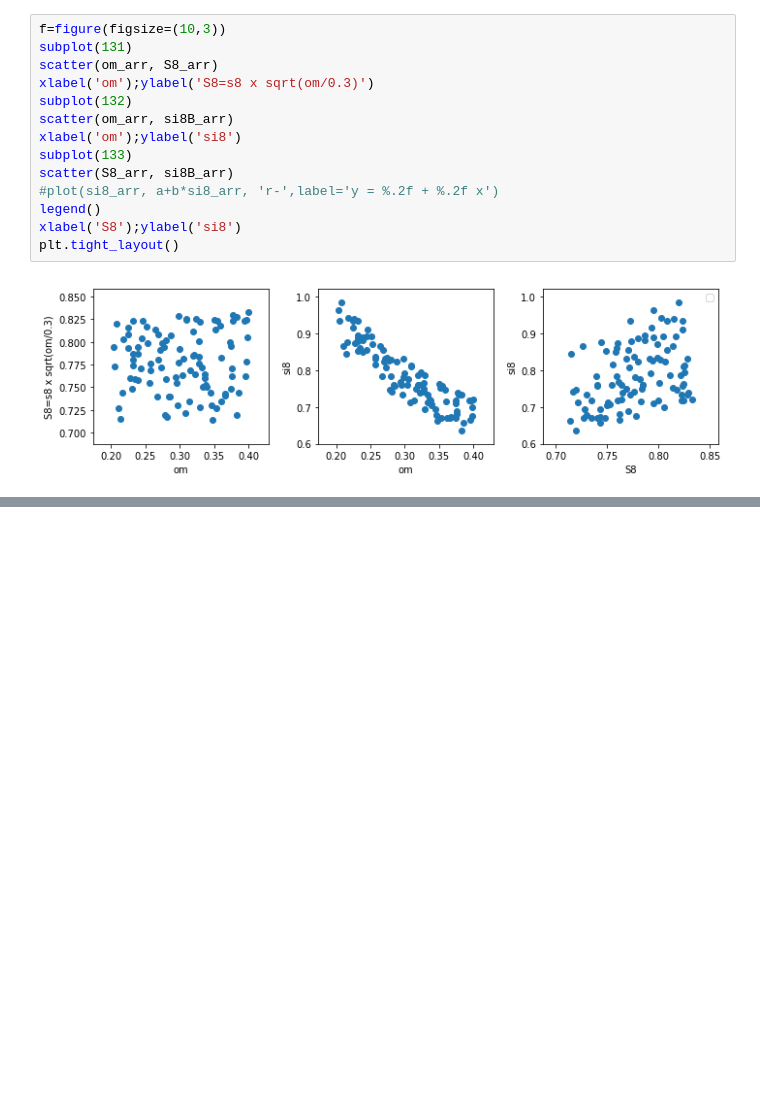
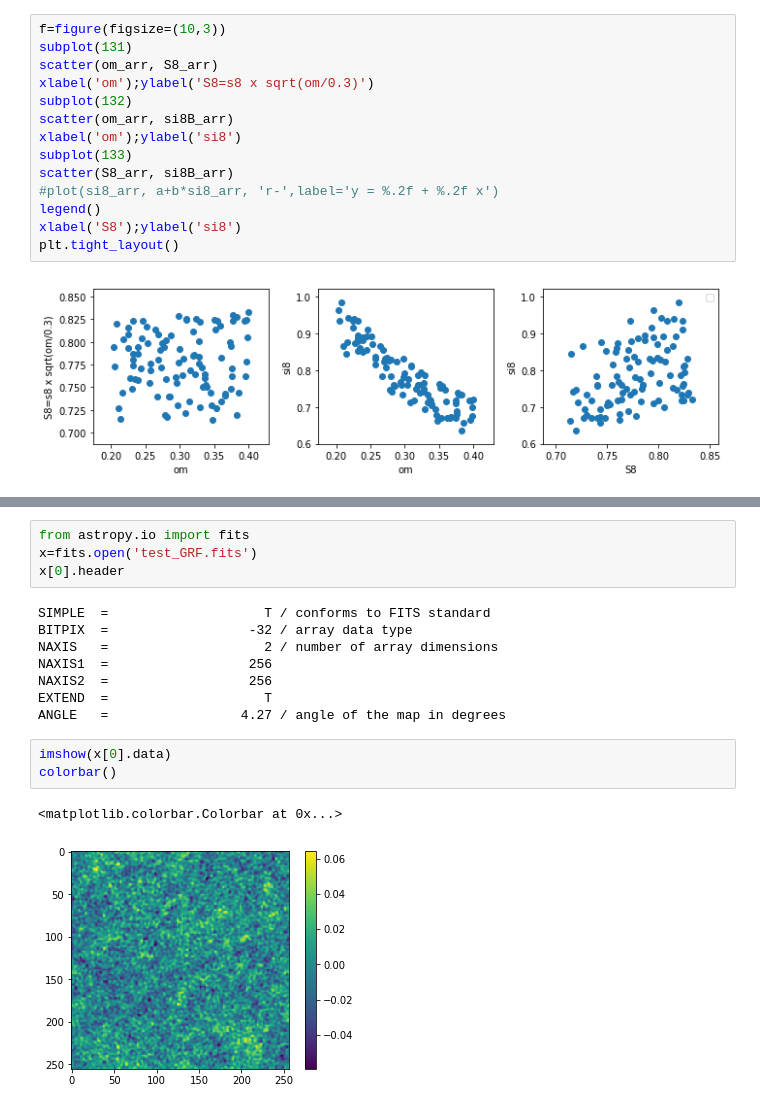
Before and after one commit to liuxx479/Outlier, a Jupyter notebook: GRF.ipynb, the cells around one changed output, grey strips where cells are left out. Cells and saved outputs as stored; diff of their text form; blank space fills up the shorter version.

```diff
--- a/GRF.ipynb
+++ b/GRF.ipynb
@@ -157,0 +171,18 @@ plt.tight_layout()
+# %%
+from astropy.io import fits
+x=fits.open('test_GRF.fits')
+x[0].header
+# %% [output]
+SIMPLE  =                    T / conforms to FITS standard
+BITPIX  =                  -32 / array data type
+NAXIS   =                    2 / number of array dimensions
+NAXIS1  =                  256
+NAXIS2  =                  256
+EXTEND  =                    T
+ANGLE   =                 4.27 / angle of the map in degrees
+# %%
+imshow(x[0].data)
+colorbar()
+# %% [output]
+<matplotlib.colorbar.Colorbar at 0x...>
+[figure, added]
```
Also changed, not shown: parts of 3 cells of this notebook.
